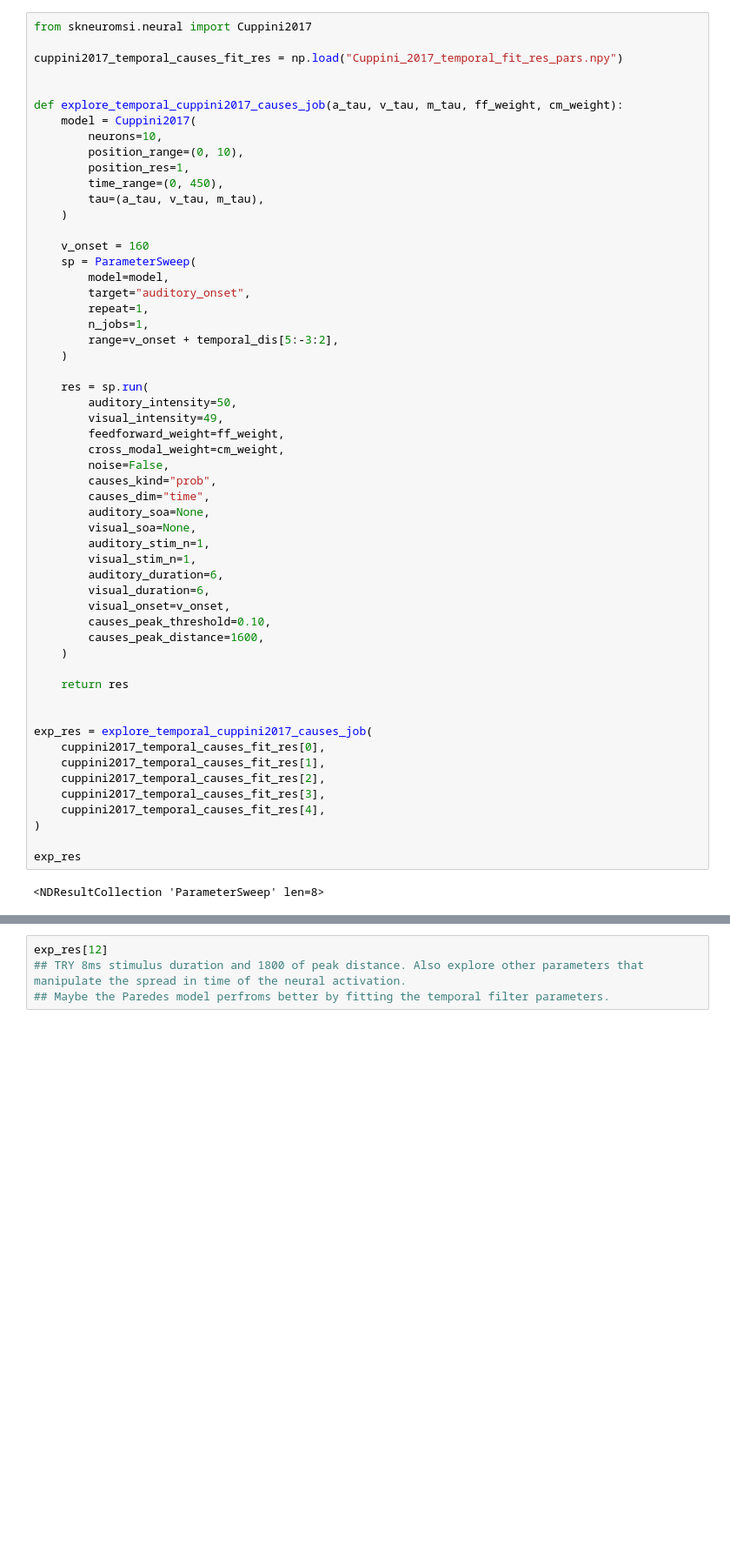
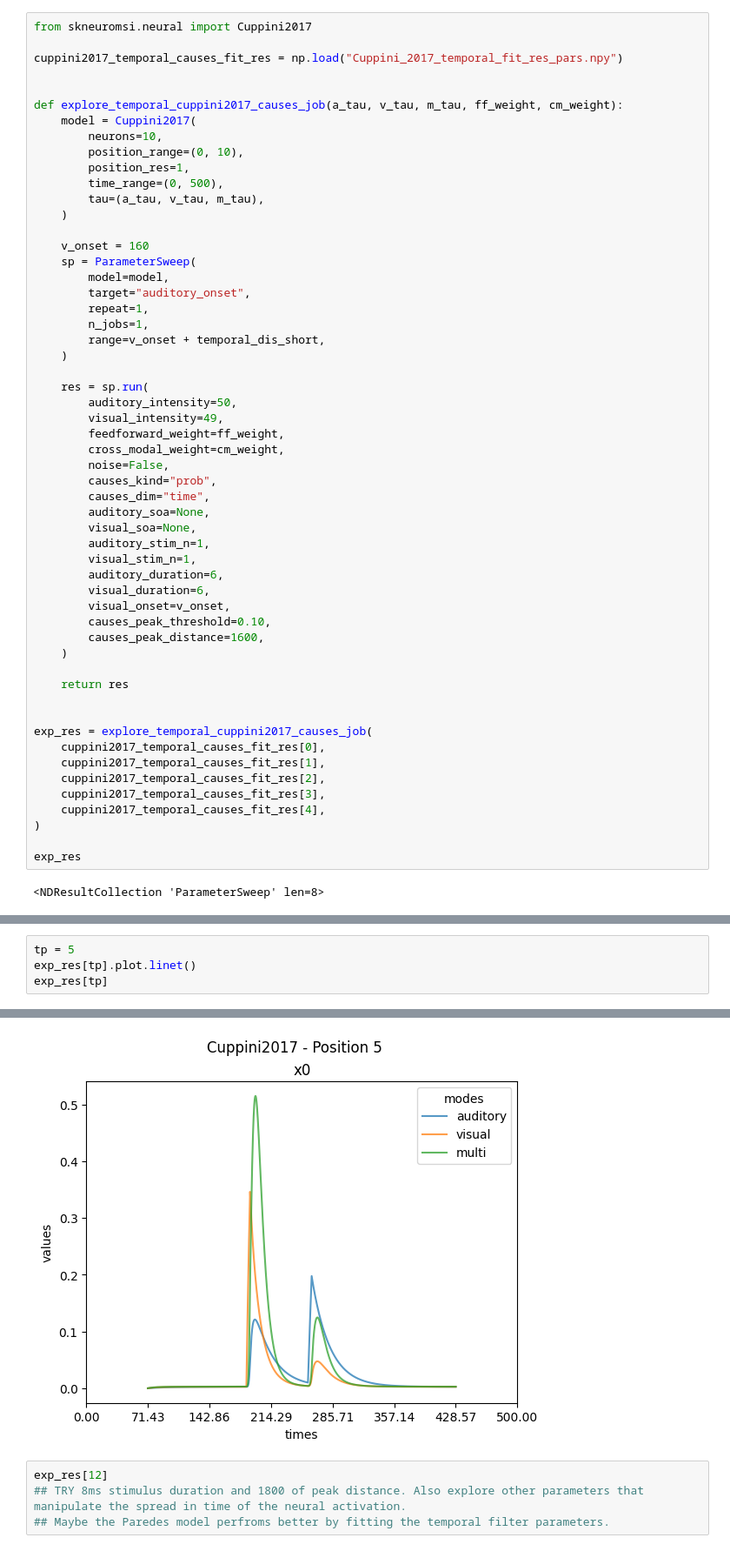
Before and after one commit to renatoparedes/NeuroMSI-Network, a Jupyter notebook: Fit.ipynb, the cells around one changed output, grey strips where cells are left out. Shown at 87% size. Cells and saved outputs as stored; diff of their text form; blank space fills up the shorter version.

```diff
--- a/Fit.ipynb
+++ b/Fit.ipynb
@@ -703,7 +687,7 @@ def explore_temporal_cuppini2017_causes_job(a_tau, v_tau, m_tau, ff_weight, cm_w
         neurons=10,
         position_range=(0, 10),
         position_res=1,
-        time_range=(0, 450),
+        time_range=(0, 500),
         tau=(a_tau, v_tau, m_tau),
     )
 
@@ -713,7 +697,7 @@ def explore_temporal_cuppini2017_causes_job(a_tau, v_tau, m_tau, ff_weight, cm_w
         target="auditory_onset",
         repeat=1,
         n_jobs=1,
-        range=v_onset + temporal_dis[5:-3:2],
+        range=v_onset + temporal_dis_short,
     )
 
     res = sp.run(
@@ -757,0 +736,5 @@ array([<Axes: title={'center': 'x0'}, xlabel='times', ylabel='values'>],
+# %%
+tp = 5
+exp_res[tp].plot.linet()
+exp_res[tp]
+# %% [output]
@@ -758,3 +742,4 @@ array([<Axes: title={'center': 'x0'}, xlabel='times', ylabel='values'>],
+[figure, added]
 # %%
 exp_res[12]
 ## TRY 8ms stimulus duration and 1800 of peak distance. Also explore other parameters that manipulate the spread in time of the neural activation.
```
Also changed, not shown: parts of 5 cells of this notebook, 2 other files.
